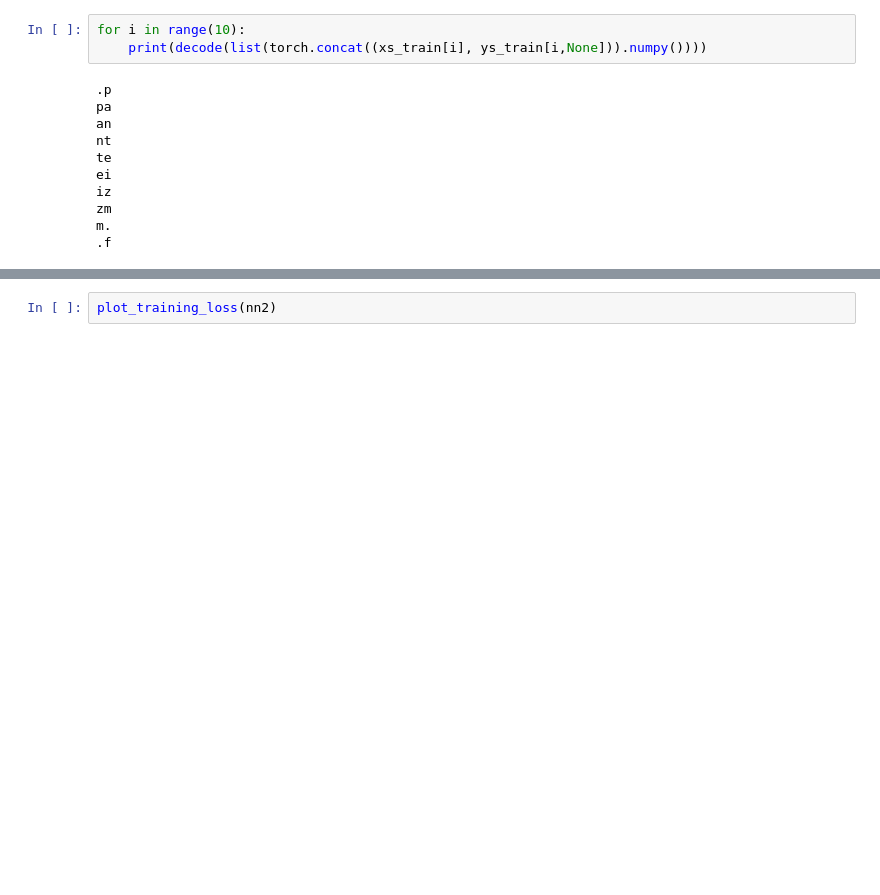
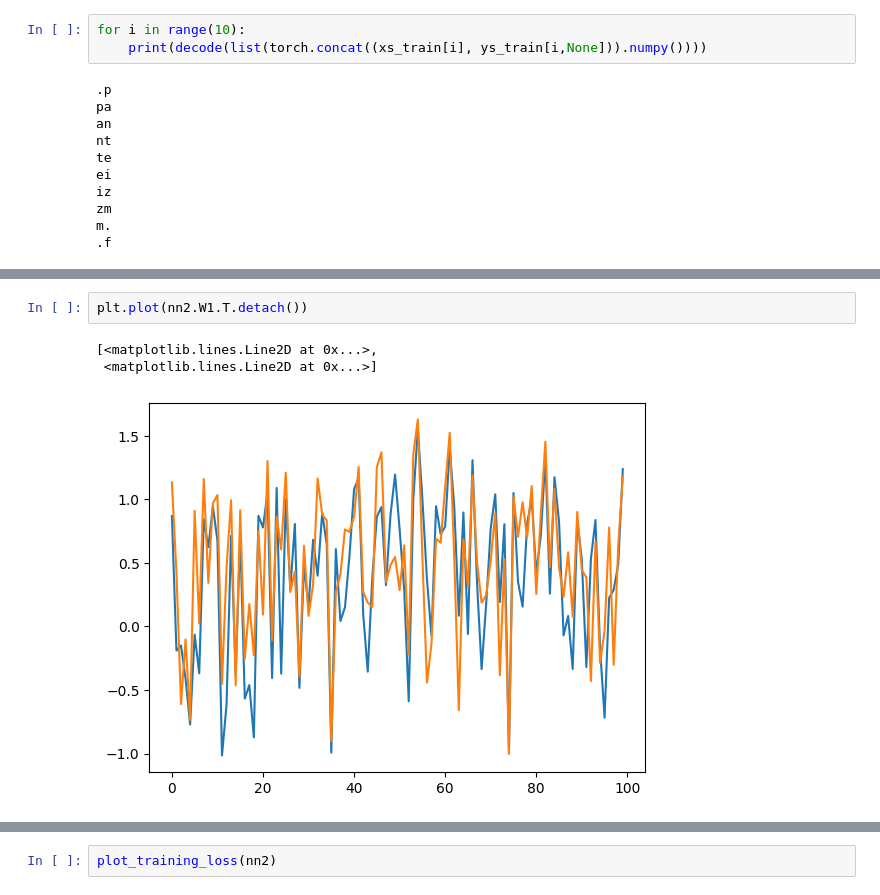
Before and after one commit to habanoz/lm_model_notebooks, a Jupyter notebook: 4_mlp-lm.ipynb, the cells around one changed output, grey strips where cells are left out. Saved outputs shown, nothing was run; the diff lists cells and outputs as text; blank space fills up the shorter version.

```diff
--- a/3_nn-n-gram.ipynb
+++ b/4_mlp-lm.ipynb
@@ -255,0 +436,6 @@ loss: 2.5242 validation loss: 2.5318
+# %%
+plt.plot(nn2.W1.T.detach())
+# %% [output]
+[<matplotlib.lines.Line2D at 0x...>,
+ <matplotlib.lines.Line2D at 0x...>]
+[figure, added]
```
Also changed, not shown: parts of 28 cells of this notebook.
